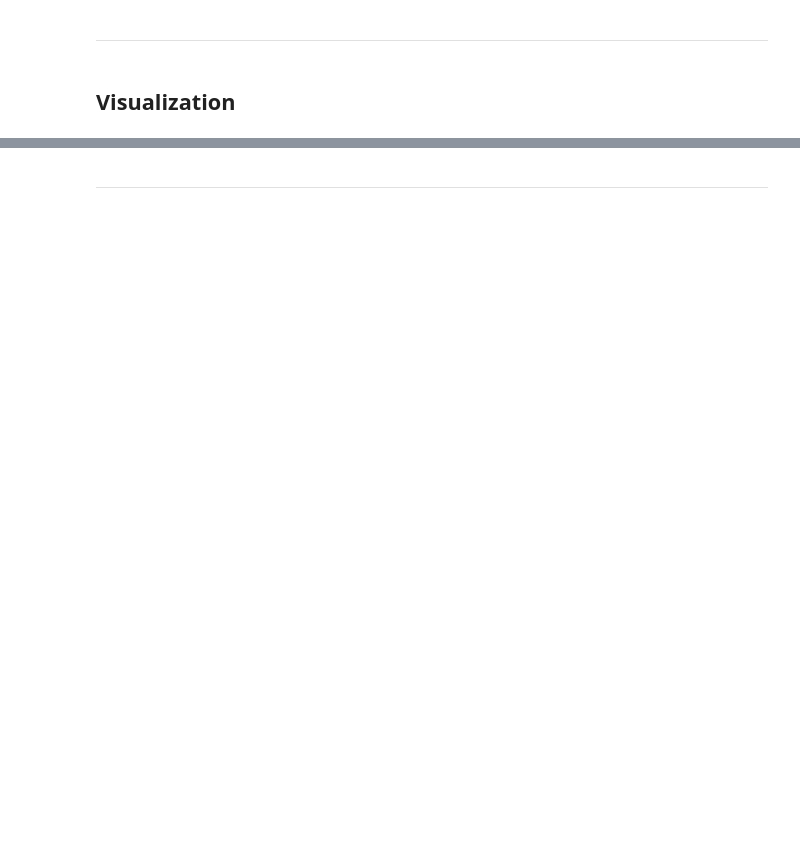
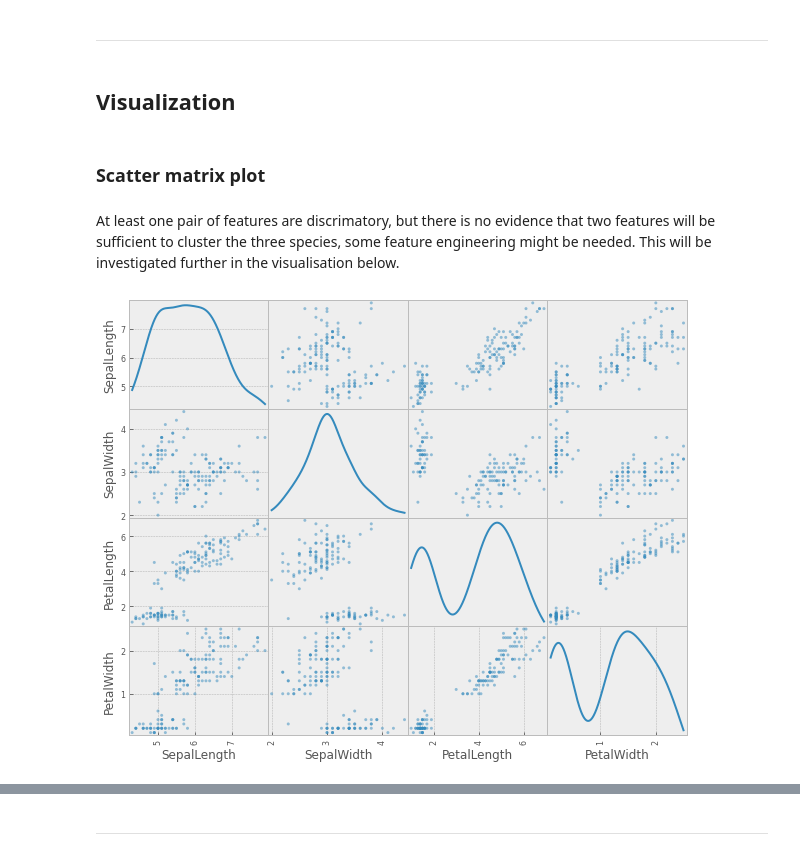
Before and after one commit to wgova/eda_iris, a Jupyter notebook: iris_analysis.ipynb, the cells around one changed output, grey strips where cells are left out. Cells and saved outputs as stored; diff of their text form; code cells hidden in the pictures; blank space fills up the shorter version.

```diff
--- a/iris_analysis.ipynb
+++ b/iris_analysis.ipynb
@@ -93,3 +119,12 @@ AttributeError: ignored
 ---
 # %% [markdown]
 ## Visualization
+# %% [markdown]
+### Scatter matrix plot
+# %% [markdown]
+At least one pair of features are discrimatory, but there is no evidence that two features will be sufficient to cluster the three species, some feature engineering might be needed. This will be investigated further in the visualisation below.
+# %%
+scatter_matrix(iris, figsize=(10,8), diagonal='kde')
+plt.show()
+# %% [output]
+[figure, added]
```
Also changed, not shown: parts of 72 cells of this notebook.
